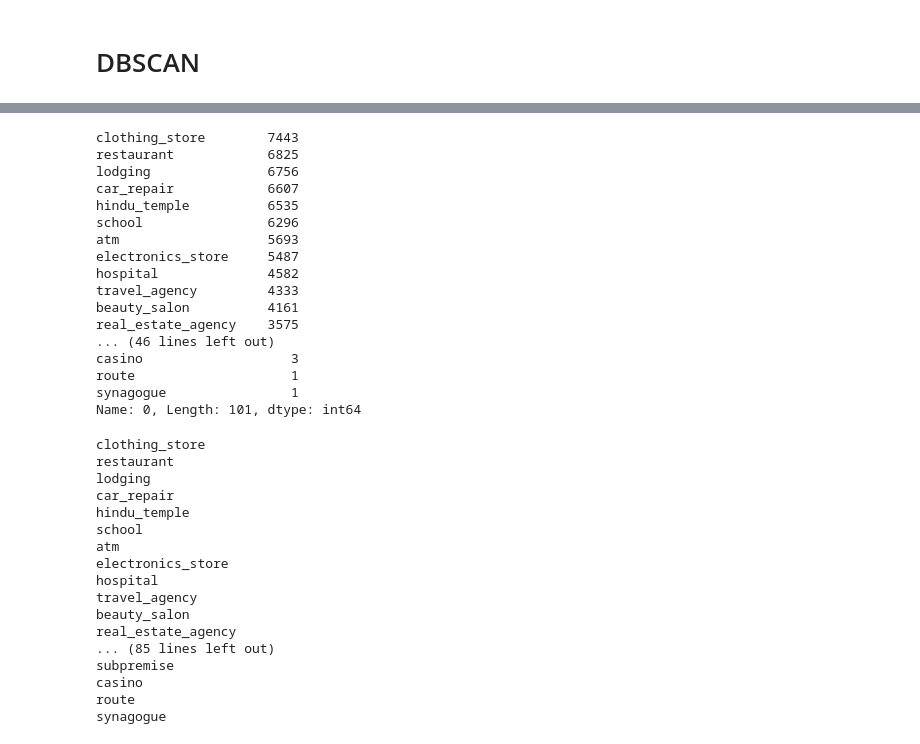
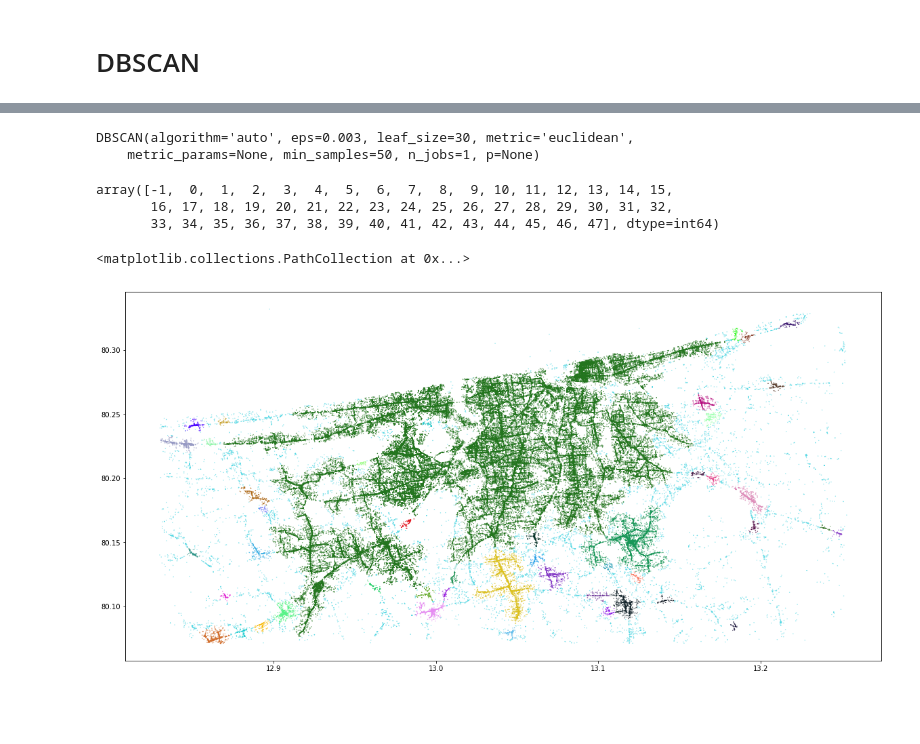
Before and after one commit to sahutkarsh/city-scooper, a Jupyter notebook: City Scooper.ipynb, the cells around one changed output, grey strips where cells are left out. Drawn from its saved outputs; the diff is of its cells as text; code cells hidden in the pictures; blank space fills up the shorter version.

Commit message:
DBSCAN Clusters

```diff
--- a/City Scooper.ipynb
+++ b/City Scooper.ipynb
@@ -142,41 +106,36 @@ counts = cats[0].value_counts()
-# %%
-counts
-# %% [output]
-clothing_store        7443
-restaurant            6825
-lodging               6756
-car_repair            6607
-hindu_temple          6535
-school                6296
-atm                   5693
-electronics_store     5487
-hospital              4582
-travel_agency         4333
-beauty_salon          4161
-real_estate_agency    3575
-... (46 lines left out)
-casino                   3
-route                    1
-synagogue                1
-Name: 0, Length: 101, dtype: int64
-# %%
-for key,value in counts.iteritems():
-    print(key)
-# %% [output]
-clothing_store
-restaurant
-lodging
-car_repair
-hindu_temple
-school
-atm
-electronics_store
-hospital
-travel_agency
-beauty_salon
-real_estate_agency
-... (85 lines left out)
-subpremise
-casino
-route
-synagogue
+# %%
+dbs = DBSCAN(eps=0.003, min_samples=50)
+dbs.fit(location)
+# %% [output]
+DBSCAN(algorithm='auto', eps=0.003, leaf_size=30, metric='euclidean',
+    metric_params=None, min_samples=50, n_jobs=1, p=None)
+# %%
+labels = dbs.labels_
+np.unique(labels)
+# %% [output]
+array([-1,  0,  1,  2,  3,  4,  5,  6,  7,  8,  9, 10, 11, 12, 13, 14, 15,
+       16, 17, 18, 19, 20, 21, 22, 23, 24, 25, 26, 27, 28, 29, 30, 31, 32,
+       33, 34, 35, 36, 37, 38, 39, 40, 41, 42, 43, 44, 45, 46, 47], dtype=int64)
+# %%
+generate_colors = False
+if(generate_colors):
+    unique_colors = {}
+    for label in np.unique(labels):
+        unique_colors[label] = ('#'+'%06X' % randint(0, 0xFFFFFF))
+    pickle_out = open('unique_colors.pickle','wb')
+    pickle.dump(unique_colors,pickle_out)
+    pickle_out.close()
+else:
+    pickle_in = open('unique_colors.pickle','rb')
+    unique_colors = pickle.load(pickle_in)
+    pickle_in.close()
+
+color_list = []
+for label in labels:
+    color_list.append(unique_colors[label])
+# %%
+plt.figure(figsize=(20,10))
+plt.scatter(latitude, longitude, s=0.1, linewidths=1, color=color_list)
+# %% [output]
+<matplotlib.collections.PathCollection at 0x...>
+[figure, added]
```
Also changed, not shown: parts of 42 cells of this notebook.
